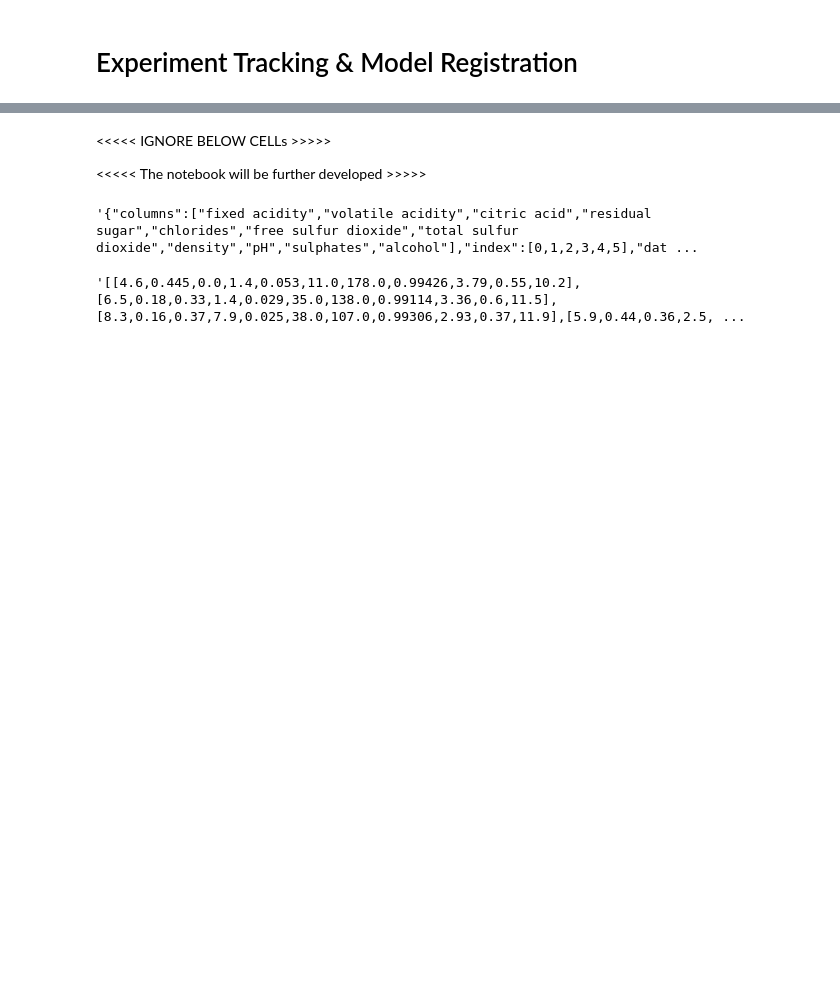
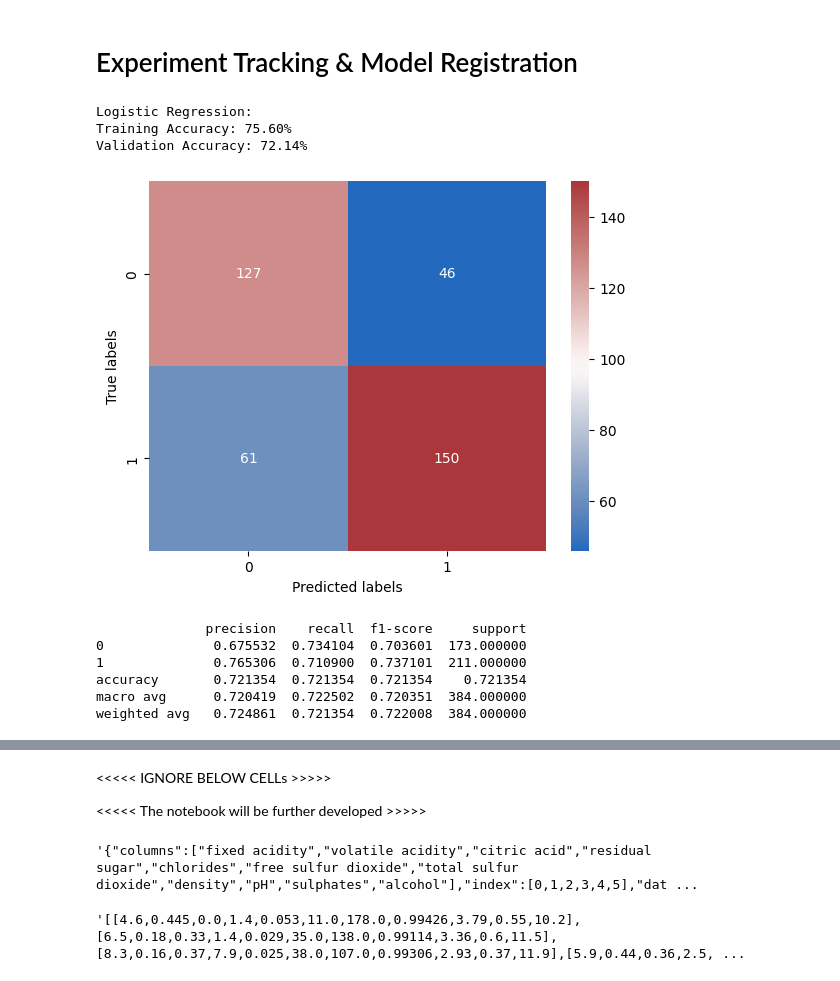
Before and after one commit to sphew/WbeRZ_UseCase, a Jupyter notebook: wine_classifier/2_train_save_model.ipynb, the cells around one changed output, grey strips where cells are left out. Saved outputs shown, nothing was run; the diff lists cells and outputs as text; code cells hidden in the pictures; blank space fills up the shorter version.

```diff
--- a/wine_classifier/2_train_save_model.ipynb
+++ b/wine_classifier/2_train_save_model.ipynb
@@ -161,6 +166,60 @@ print(model_output)
 # %% [markdown]
 <a id="experiment-tracking"></a>
 # Experiment Tracking & Model Registration
+# %%
+# Model training for Logistic Regression
+solver='lbfgs' # lbfgs, liblinear (only for binary classification)
+penalty='l2' # l1, l2
+class_weight='balanced'
+max_iter = 100 # 100, 500, 1000
+random_state = 8888 # 4444, 8888
+model_logreg = LogisticRegression(
+            solver=solver,
+            penalty=penalty,
+            max_iter=max_iter,
+            random_state=random_state,
+            multi_class ='auto',
+            class_weight=class_weight
+            )
+model_logreg.fit(X_train, y_train)
+
+# Calculate predictions
+train_preds = model_logreg.predict(X_train)
+val_preds = model_logreg.predict(X_test)
+
+print('Logistic Regression:')
+training_accuracy = metrics.accuracy_score(y_train, train_preds)
+val_accuracy=metrics.accuracy_score(y_test, val_preds)
+print('Training Accuracy: {:.2f}%'.format(training_accuracy * 100))
+print('Validation Accuracy: {:.2f}%'.format(val_accuracy * 100))
+
+# Defining confusion matrix
+y_pred = model_logreg.predict(X_test)
+conf_matrix = confusion_matrix(y_test, y_pred)
+
+# Visualizing confusion matrix
+sb.heatmap(conf_matrix, cmap="vlag", annot=True, fmt='d')
+plt.xlabel('Predicted labels')
+plt.ylabel('True labels')
+plt.savefig('confusion_matrix.png')
+plt.show()
+
+# Print the classification report for the best performing model.
+clf_report_dict = metrics.classification_report(y_test, model_logreg.predict(X_test), output_dict=True)
+clf_report_df = pd.DataFrame(report_dict).transpose()
+print(clf_report_df.head())
+clf_report_df.to_csv("clf_report_df.csv")
+# %% [output]
+Logistic Regression:
+Training Accuracy: 75.60%
+Validation Accuracy: 72.14%
+[figure, added]
+              precision    recall  f1-score     support
+0              0.675532  0.734104  0.703601  173.000000
+1              0.765306  0.710900  0.737101  211.000000
+accuracy       0.721354  0.721354  0.721354    0.721354
+macro avg      0.720419  0.722502  0.720351  384.000000
+weighted avg   0.724861  0.721354  0.722008  384.000000
 # %%
 # Store Model and its dependencies on MLFlow
 mlflow.set_tracking_uri(uri="http://mlflow-mlflow.apps.cluster-db46l.dynamic.redhatworkshops.io/")
```
Also changed, not shown: parts of 7 cells of this notebook, 9 other files.
